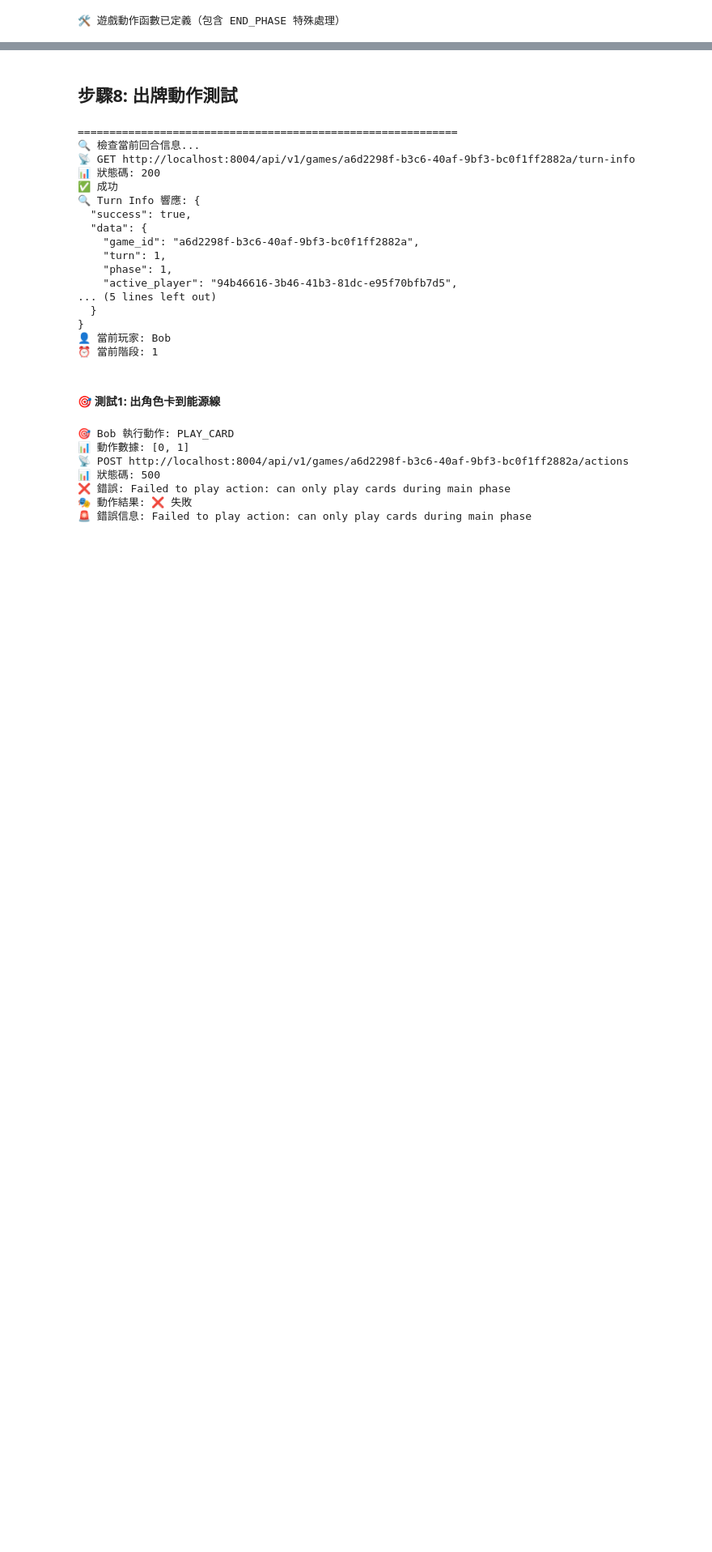
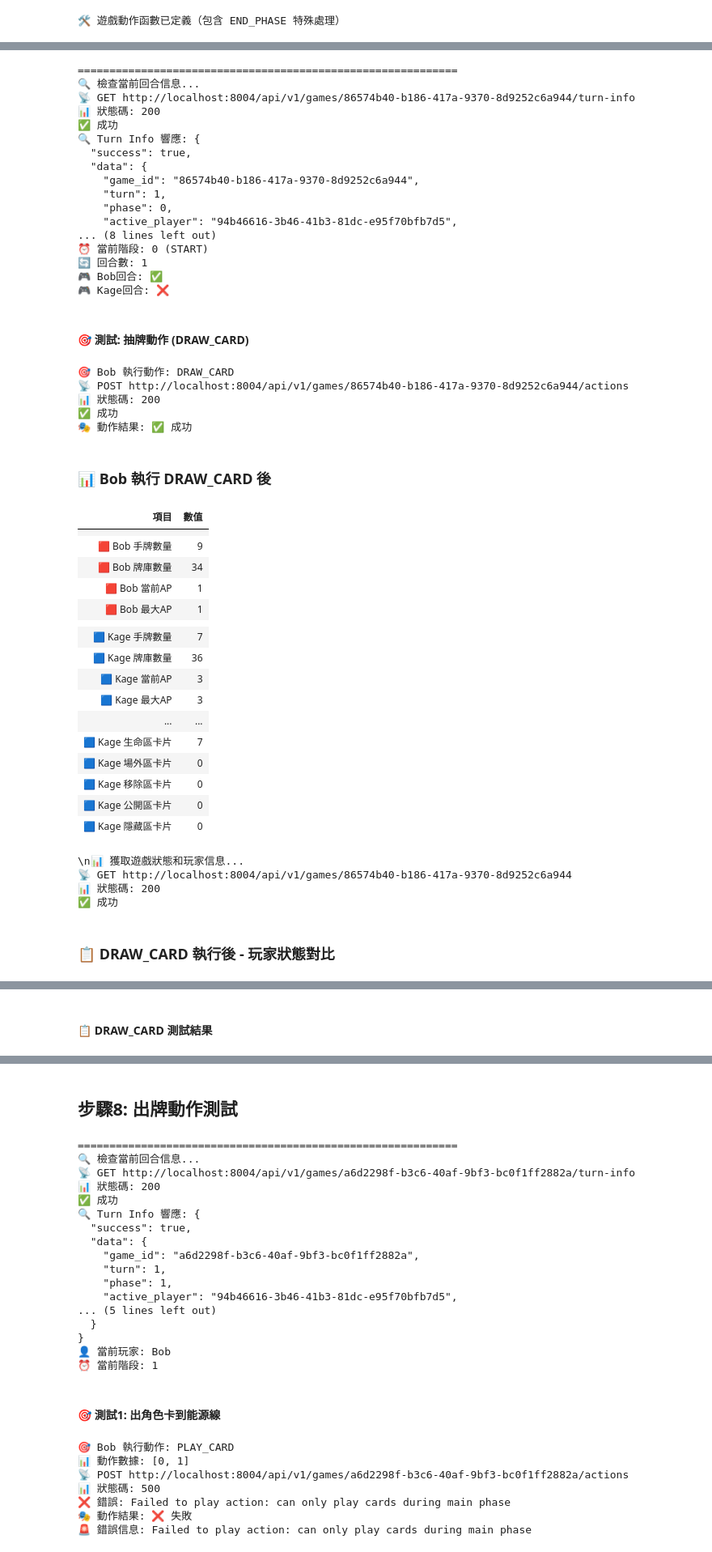
Before and after one commit to UA-MircaleWalker/backend, a Jupyter notebook: scripts/testing/bob_kage_test.ipynb, the cells around one changed output, grey strips where cells are left out. Shown: that part at 81% size. Drawn from its saved outputs; the diff is of its cells as text; code cells hidden in the pictures; blank space fills up the shorter version.

Commit message:
refactor: update test notebook and clean up backup files
- Update bob_kage_test.ipynb with latest test improvements
- Remove redundant backup notebook file
- Minor enhancements to game repository

```diff
--- a/scripts/testing/bob_kage_test.ipynb
+++ b/scripts/testing/bob_kage_test.ipynb
@@ -901,7 +901,7 @@ else:
 
             # 獲取遊戲狀態並顯示詳細信息
             print("\\n📊 獲取遊戲狀態和玩家信息...")
-            game_state_response = make_request("GET", f"{BASE_URL}/games/{game_id}", current_token)
+            game_state_response = make_request("GET", f"{BASE_URL}/games/{game_id}", headers=get_auth_headers(current_token))
 
             if game_state_response.get('success') and 'data' in game_state_response:
                 gs = game_state_response['data']['game_state']
@@ -947,3 +947,4 @@ else:
     else:
         print("❌ 無法獲取回合信息，跳過抽牌動作測試")
         print(f"📊 完整響應: {turn_info}")
+# %% [output]
@@ -949,0 +952,46 @@ else:
+============================================================
+🔍 檢查當前回合信息...
+📡 GET http://localhost:8004/api/v1/games/86574b40-b186-417a-9370-8d9252c6a944/turn-info
+📊 狀態碼: 200
+✅ 成功
+🔍 Turn Info 響應: {
+  "success": true,
+  "data": {
+    "game_id": "86574b40-b186-417a-9370-8d9252c6a944",
+    "turn": 1,
+    "phase": 0,
+    "active_player": "94b46616-3b46-41b3-81dc-e95f70bfb7d5",
+... (8 lines left out)
+⏰ 當前階段: 0 (START)
+🔄 回合數: 1
+🎮 Bob回合: ✅
+🎮 Kage回合: ❌
+#### 🎯 測試: 抽牌動作 (DRAW_CARD)
+🎯 Bob 執行動作: DRAW_CARD
+📡 POST http://localhost:8004/api/v1/games/86574b40-b186-417a-9370-8d9252c6a944/actions
+📊 狀態碼: 200
+✅ 成功
+🎭 動作結果: ✅ 成功
+### 📊 Bob 執行 DRAW_CARD 後
+| 項目 | 數值 |
+|  |  |
+| 🟥 Bob 手牌數量 | 9 |
+| 🟥 Bob 牌庫數量 | 34 |
+| 🟥 Bob 當前AP | 1 |
+| 🟥 Bob 最大AP | 1 |
+|  |  |
+| 🟦 Kage 手牌數量 | 7 |
+| 🟦 Kage 牌庫數量 | 36 |
+| 🟦 Kage 當前AP | 3 |
+| 🟦 Kage 最大AP | 3 |
+| ... | ... |
+| 🟦 Kage 生命區卡片 | 7 |
+| 🟦 Kage 場外區卡片 | 0 |
+| 🟦 Kage 移除區卡片 | 0 |
+| 🟦 Kage 公開區卡片 | 0 |
+| 🟦 Kage 隱藏區卡片 | 0 |
+\n📊 獲取遊戲狀態和玩家信息...
+📡 GET http://localhost:8004/api/v1/games/86574b40-b186-417a-9370-8d9252c6a944
+📊 狀態碼: 200
+✅ 成功
+### 📋 DRAW_CARD 執行後 - 玩家狀態對比
@@ -949,0 +1015 @@ else:
+#### 📋 DRAW_CARD 測試結果
```
Also changed, not shown: parts of 8 cells of this notebook, 2 other files.
